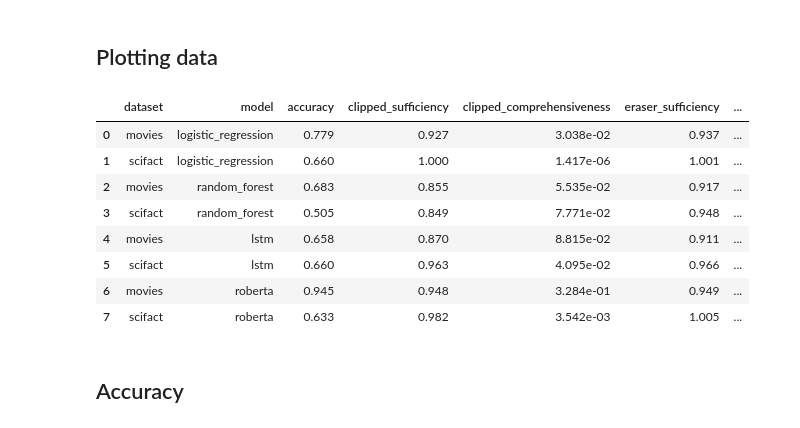
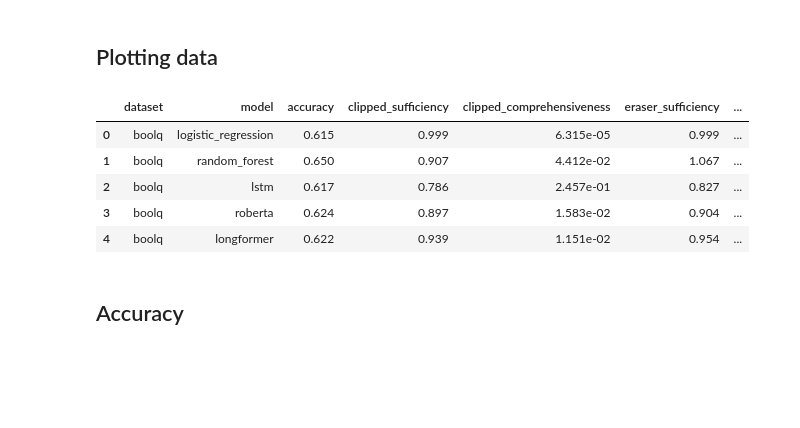
Before and after one commit to shaggyday/evaluating-human-rationales, a Jupyter notebook: plotting/dataset_and_fidelity_analysis_plots.ipynb, the cells around one changed output. Saved outputs shown, nothing was run; the diff lists cells and outputs as text; code cells hidden in the pictures; blank space fills up the shorter version.

```diff
--- a/plotting/dataset_and_fidelity_analysis_plots.ipynb
+++ b/plotting/dataset_and_fidelity_analysis_plots.ipynb
@@ -162,12 +162,13 @@ plt.show()
 # %% [markdown]
 ## Plotting data
 # %%
-# model_names = ["logistic_regression", "random_forest", "lstm", "roberta","longformer"]
-model_names = ["logistic_regression", "random_forest", "lstm", "roberta"]
+model_names = ["logistic_regression", "random_forest", "lstm", "roberta","longformer"]
+# model_names = ["logistic_regression", "random_forest", "lstm", "roberta"]
 # model_names = ["lstm","roberta"]
 # model_names = ["roberta","longformer"]
 datasets = ["movies"]
 datasets = ["movies","scifact"]
+datasets = ["boolq"]
 plot_data = {"dataset": [], "model": [], "accuracy": [], "clipped_sufficiency": [],
             "clipped_comprehensiveness": [], "eraser_sufficiency": [], "eraser_comprehensiveness": [],
             "normalized_comprehensiveness": [], "normalized_sufficiency": []}
@@ -200,41 +201,38 @@ for model_name in model_names:
 
         eraser_comprehensiveness = fidelity_calculator.compute(prob_y_hat=prob_y_hat,
                                                     prob_y_hat_alpha=prob_y_hat_alpha_comp,
                                                     fidelity_type="comprehensiveness",
                                                     normalization=False, clip=False)
 
 
         normalized_sufficiency = fidelity_calculator.compute(prob_y_hat=prob_y_hat,
                                              prob_y_hat_alpha=prob_y_hat_alpha,
                                              normalization=True, null_difference=null_difference)
 
         normalized_comprehensiveness = fidelity_calculator.compute(prob_y_hat=prob_y_hat,
                                                     prob_y_hat_alpha=prob_y_hat_alpha_comp,
                                                     fidelity_type="comprehensiveness",
                                                     normalization=True, null_difference=null_difference)
 
         plot_data["dataset"].append(dataset)
         plot_data["model"].append(model_name)
         plot_data["accuracy"].append(mt.accuracy_score(y, y_hat))
 
         plot_data["clipped_sufficiency"].append(clipped_sufficiency)
         plot_data["clipped_comprehensiveness"].append(clipped_comprehensiveness)
         plot_data["eraser_sufficiency"].append(eraser_sufficiency)
         plot_data["eraser_comprehensiveness"].append(eraser_comprehensiveness)
         plot_data["normalized_sufficiency"].append(normalized_sufficiency)
         plot_data["normalized_comprehensiveness"].append(normalized_comprehensiveness)
 plot_data_df = pd.DataFrame(plot_data)
 plot_data_df
 # %% [output]
 |  | dataset | model | accuracy | clipped_sufficiency | clipped_comprehensiveness | eraser_sufficiency | ... |
-| 0 | movies | logistic_regression | 0.779 | 0.927 | 3.038e-02 | 0.937 | ... |
-| 1 | scifact | logistic_regression | 0.660 | 1.000 | 1.417e-06 | 1.001 | ... |
-| 2 | movies | random_forest | 0.683 | 0.855 | 5.535e-02 | 0.917 | ... |
-| 3 | scifact | random_forest | 0.505 | 0.849 | 7.771e-02 | 0.948 | ... |
-| 4 | movies | lstm | 0.658 | 0.870 | 8.815e-02 | 0.911 | ... |
-| 5 | scifact | lstm | 0.660 | 0.963 | 4.095e-02 | 0.966 | ... |
-| 6 | movies | roberta | 0.945 | 0.948 | 3.284e-01 | 0.949 | ... |
-| 7 | scifact | roberta | 0.633 | 0.982 | 3.542e-03 | 1.005 | ... |
+| 0 | boolq | logistic_regression | 0.615 | 0.999 | 6.315e-05 | 0.999 | ... |
+| 1 | boolq | random_forest | 0.650 | 0.907 | 4.412e-02 | 1.067 | ... |
+| 2 | boolq | lstm | 0.617 | 0.786 | 2.457e-01 | 0.827 | ... |
+| 3 | boolq | roberta | 0.624 | 0.897 | 1.583e-02 | 0.904 | ... |
+| 4 | boolq | longformer | 0.622 | 0.939 | 1.151e-02 | 0.954 | ... |
 # %% [markdown]
 ## Accuracy
 # %%
```
Also changed, not shown: parts of 1 cell of this notebook, 1 other file.
